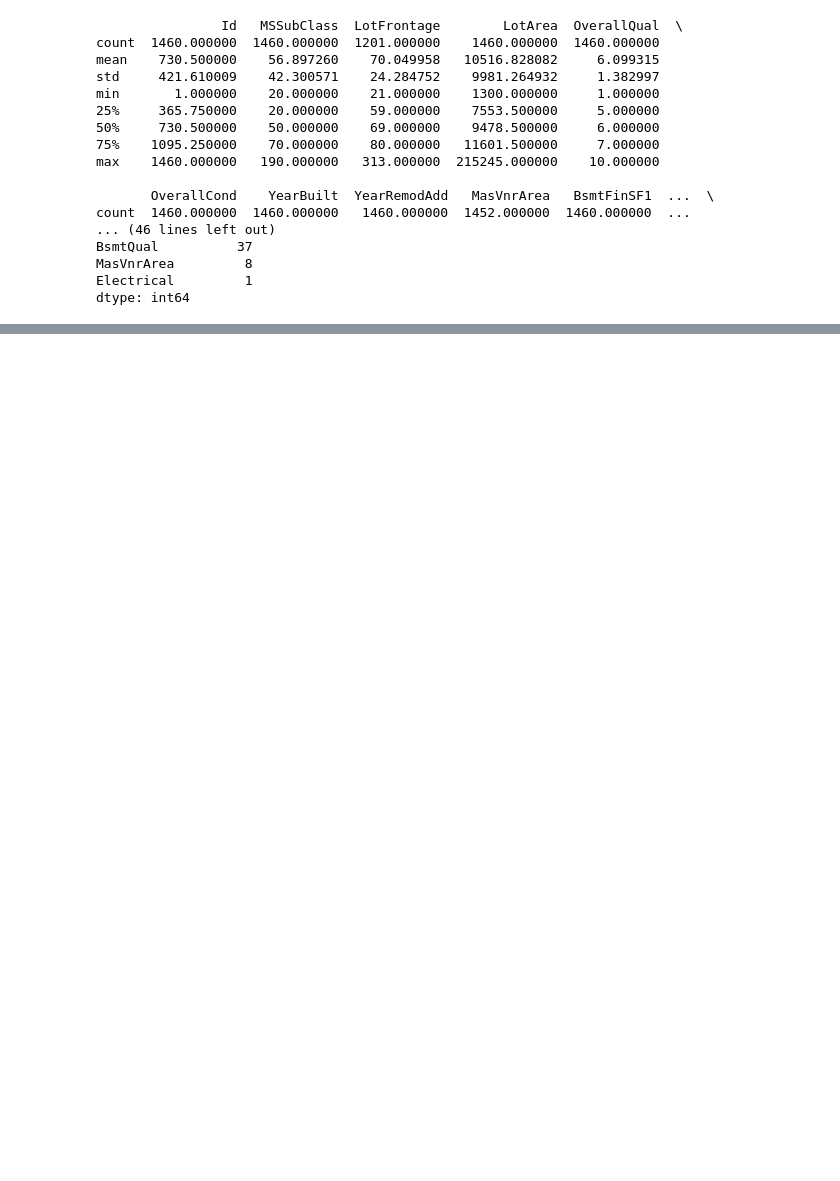
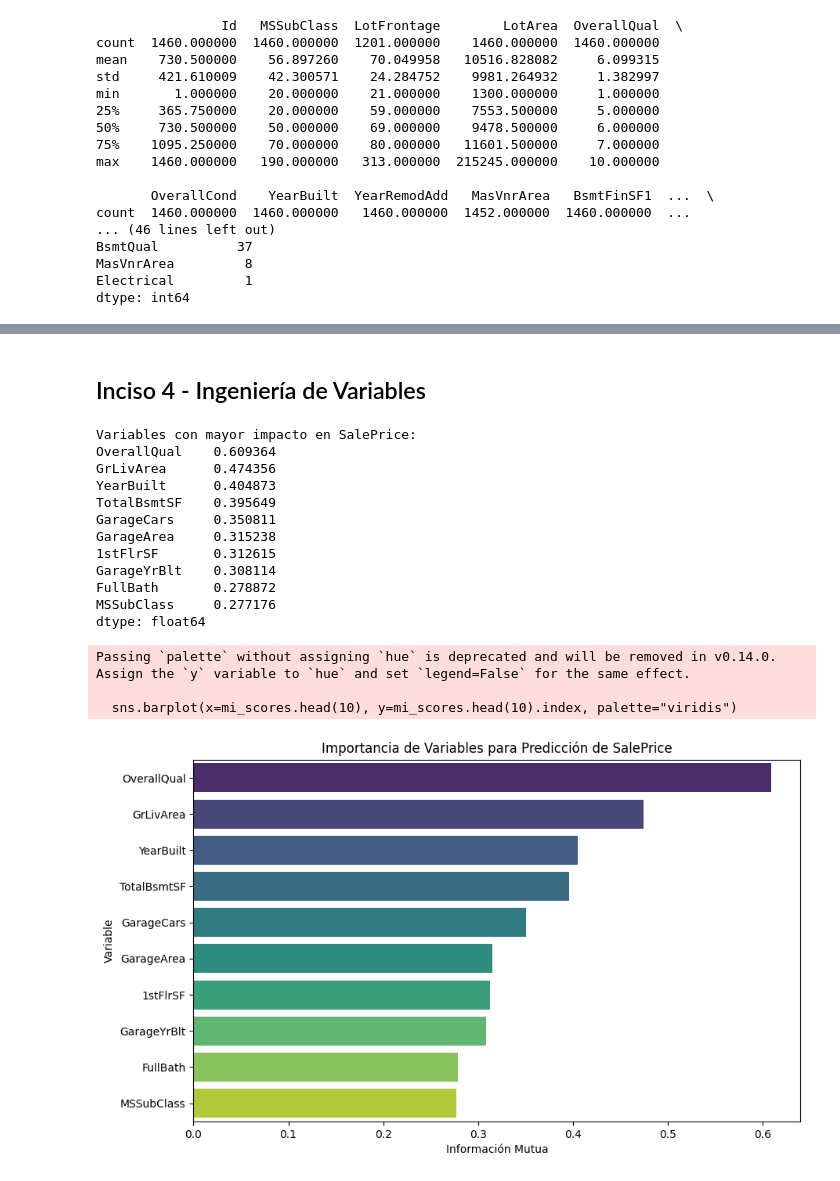
Before and after one commit to michellemej22596/HT3-MineriaDeDatos, a Jupyter notebook: AnalisisExploratorio.ipynb, the cells around one changed output, grey strips where cells are left out. Saved outputs shown, nothing was run; the diff lists cells and outputs as text; code cells hidden in the pictures; blank space fills up the shorter version.

```diff
--- a/AnalisisExploratorio.ipynb
+++ b/AnalisisExploratorio.ipynb
@@ -105,0 +171,43 @@ Name: SalePrice, dtype: float64
+# %% [markdown]
+## Inciso 4 - Ingeniería de Variables
+# %%
+
+# Ingeniería de características
+# Selección de variables predictoras más relevantes
+num_features = df.select_dtypes(include=[np.number]).columns.tolist()
+num_features.remove("SalePrice")  # Removemos la variable objetivo
+
+# Calcular información mutua entre las variables y el precio de venta
+X = df[num_features].dropna()
+y = df.loc[X.index, "SalePrice"]
+mi_scores = mutual_info_regression(X, y)
+mi_scores = pd.Series(mi_scores, index=num_features).sort_values(ascending=False)
+
+# Mostrar las variables más relevantes
+print("Variables con mayor impacto en SalePrice:")
+print(mi_scores.head(10))
+
+# Visualización de la importancia de las características
+plt.figure(figsize=(10, 6))
+sns.barplot(x=mi_scores.head(10), y=mi_scores.head(10).index, palette="viridis")
+plt.xlabel("Información Mutua")
+plt.ylabel("Variable")
+plt.title("Importancia de Variables para Predicción de SalePrice")
+plt.show()
+# %% [output]
+Variables con mayor impacto en SalePrice:
+OverallQual    0.609364
+GrLivArea      0.474356
+YearBuilt      0.404873
+TotalBsmtSF    0.395649
+GarageCars     0.350811
+GarageArea     0.315238
+1stFlrSF       0.312615
+GarageYrBlt    0.308114
+FullBath       0.278872
+MSSubClass     0.277176
+dtype: float64
+Passing `palette` without assigning `hue` is deprecated and will be removed in v0.14.0. Assign the `y` variable to `hue` and set `legend=False` for the same effect.
+
+  sns.barplot(x=mi_scores.head(10), y=mi_scores.head(10).index, palette="viridis")
+[figure, added]
```
Also changed, not shown: parts of 7 cells of this notebook.
